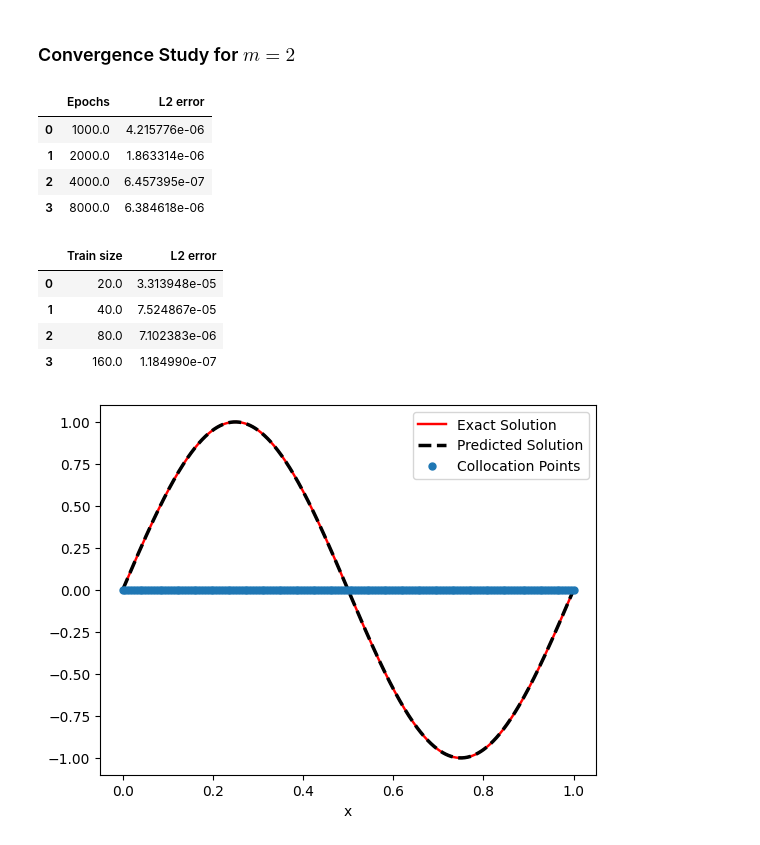
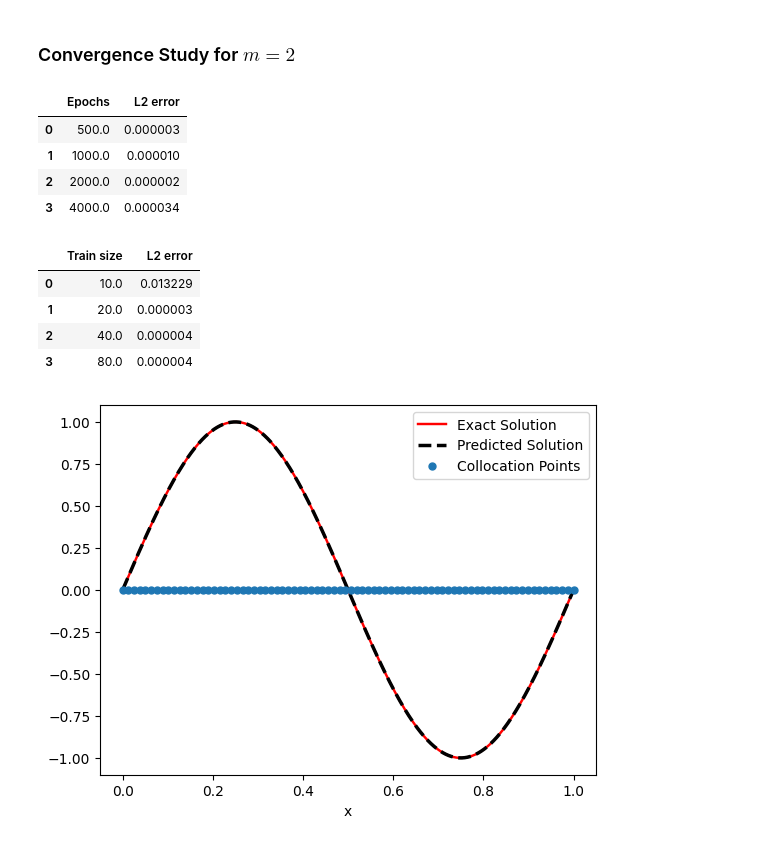
Before and after one commit to Shivam-3921/Physics_Informed_Neural_Networks_for_solving_differential_equations, a Jupyter notebook: PINNs.ipynb, the cells around one changed output. Saved outputs shown, nothing was run; the diff lists cells and outputs as text; code cells hidden in the pictures.

```diff
--- a/PINNs.ipynb
+++ b/PINNs.ipynb
@@ -153,6 +153,6 @@ def train_PINN(x_train,num_epochs,m=1,verbose = True):
     return model
 # %%
 # training the model
-num_epochs = 2000
+num_epochs = 500
 u = train_PINN(x_train,num_epochs)
 # %% [output]
@@ -213,7 +206,7 @@ plt.show()
 # %% [markdown]
 The $L^2$ error is analyzed first by varying the number of training epochs, and subsequently by adjusting the size of the collocation (training) points.
 # %%
-epochs = [1000,2000,4000,8000]
+epochs = [500,1000,2000,4000]
 L2_err = []
 
 # generate the training set
@@ -242,12 +235,12 @@ table
 # %% [markdown]
 As expected, the $L^2$ error consistently decreases as the number of training epochs increases.
 # %%
-train_size = [20,40,80,160]
+train_size = [10,20,40,80]
 L2_err = []
 num_epochs = 2000
 
 # generate the test set
-n_test = 1000
+n_test = 500
 x_test = torch.linspace(0,1,n_test).reshape(-1,1).to(device)
 u_true = u_exact(x_test)
 
@@ -275,34 +268,34 @@ Let us analyze the performance of PINNs as the solution becomes more oscillatory
 # %% [markdown]
 ### Convergence Study for $m=2$
 # %%
-epochs = [1000,2000,4000,8000]
+epochs = [500,1000,2000,4000]
 L2_err = []
 m=2
 # generate the training set
 n_train = 20
 x_train = torch.linspace(0,1,n_train).reshape(-1,1).to(device)
 
 # generate the test set
 n_test = 100
 x_test = torch.linspace(0,1,n_test).reshape(-1,1).to(device)
 u_true = u_exact(x_test,m)
 
 for epoch in epochs:
     u = train_PINN(x_train=x_train,num_epochs=epoch,m=m,verbose=False)
     u_pred = u(x_test)
 
     L2_err.append(L2_error(u_pred,u_true).detach().cpu().numpy())
 
 table = pd.DataFrame(data= np.transpose([epochs, L2_err]),columns=["Epochs","L2 error"])
 table
 # %% [output]
 |  | Epochs | L2 error |
-| 0 | 1000.0 | 4.215776e-06 |
-| 1 | 2000.0 | 1.863314e-06 |
-| 2 | 4000.0 | 6.457395e-07 |
-| 3 | 8000.0 | 6.384618e-06 |
+| 0 | 500.0 | 0.000003 |
+| 1 | 1000.0 | 0.000010 |
+| 2 | 2000.0 | 0.000002 |
+| 3 | 4000.0 | 0.000034 |
 # %%
-train_size =  [20,40,80,160]
+train_size =  [10,20,40,80]
 L2_err = []
 num_epochs = 2000
 m=2
@@ -325,10 +318,10 @@ table = pd.DataFrame(data= np.transpose([train_size, L2_err]),columns=["Train si
 table
 # %% [output]
 |  | Train size | L2 error |
-| 0 | 20.0 | 3.313948e-05 |
-| 1 | 40.0 | 7.524867e-05 |
-| 2 | 80.0 | 7.102383e-06 |
-| 3 | 160.0 | 1.184990e-07 |
+| 0 | 10.0 | 0.013229 |
+| 1 | 20.0 | 0.000003 |
+| 2 | 40.0 | 0.000004 |
+| 3 | 80.0 | 0.000004 |
 # %%
 # converting tensors to numpy arrays for plotting
 x_train.requires_grad_(False)
```
Also changed, not shown: parts of 23 cells of this notebook.
